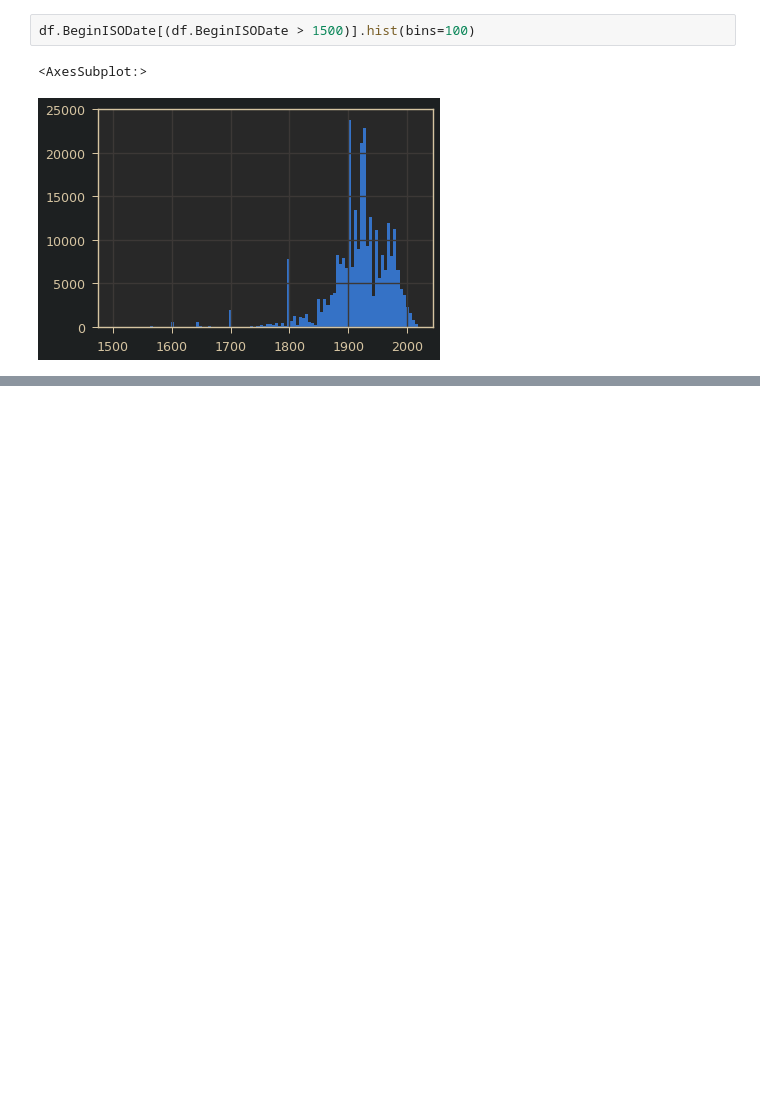
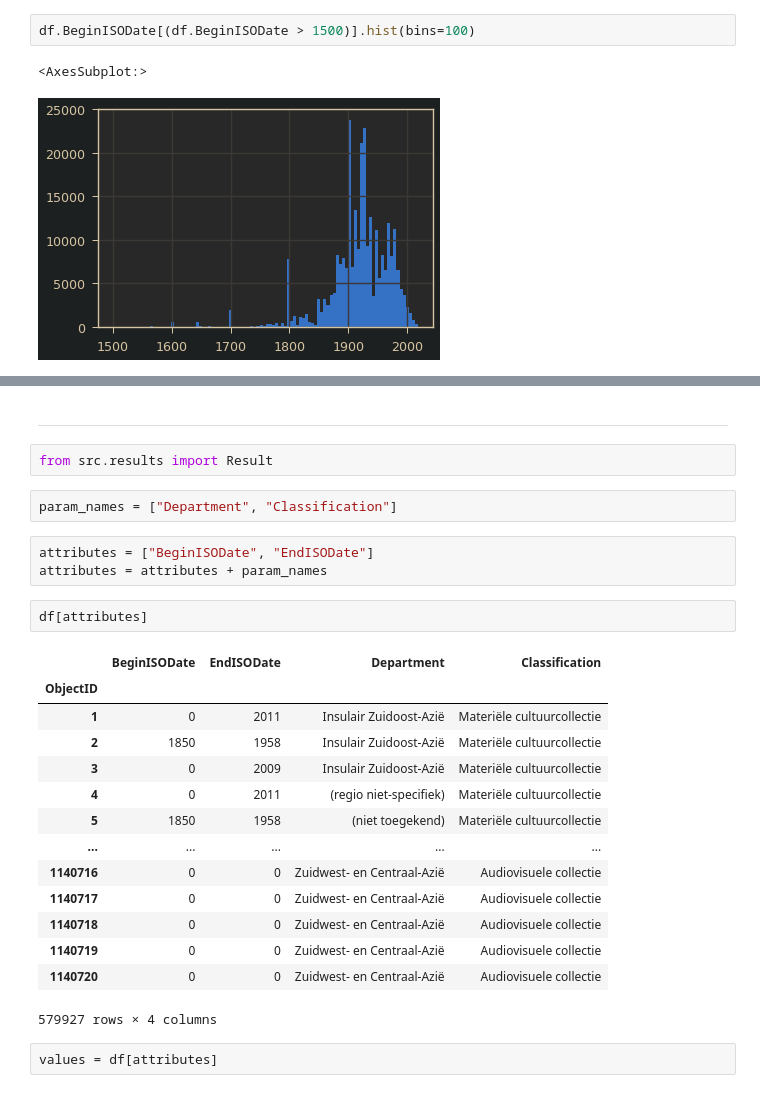
Before and after one commit to valevo/SABIO, a Jupyter notebook: backend/v0_2/dev.ipynb, the cells around one changed output, grey strips where cells are left out. Cells and saved outputs as stored; diff of their text form; blank space fills up the shorter version.

```diff
--- a/backend/v0_2/dev.ipynb
+++ b/backend/v0_2/dev.ipynb
@@ -96,0 +106,28 @@ df.BeginISODate[(df.BeginISODate > 1500)].hist(bins=100)
+# %% [markdown]
+---
+# %%
+from src.results import Result
+# %%
+param_names = ["Department", "Classification"]
+# %%
+attributes = ["BeginISODate", "EndISODate"]
+attributes = attributes + param_names
+# %%
+df[attributes]
+# %% [output]
+|  | BeginISODate | EndISODate | Department | Classification |
+| ObjectID |  |  |  |  |
+| 1 | 0 | 2011 | Insulair Zuidoost-Azië | Materiële cultuurcollectie |
+| 2 | 1850 | 1958 | Insulair Zuidoost-Azië | Materiële cultuurcollectie |
+| 3 | 0 | 2009 | Insulair Zuidoost-Azië | Materiële cultuurcollectie |
+| 4 | 0 | 2011 | (regio niet-specifiek) | Materiële cultuurcollectie |
+| 5 | 1850 | 1958 | (niet toegekend) | Materiële cultuurcollectie |
+| ... | ... | ... | ... | ... |
+| 1140716 | 0 | 0 | Zuidwest- en Centraal-Azië | Audiovisuele collectie |
+| 1140717 | 0 | 0 | Zuidwest- en Centraal-Azië | Audiovisuele collectie |
+| 1140718 | 0 | 0 | Zuidwest- en Centraal-Azië | Audiovisuele collectie |
+| 1140719 | 0 | 0 | Zuidwest- en Centraal-Azië | Audiovisuele collectie |
+| 1140720 | 0 | 0 | Zuidwest- en Centraal-Azië | Audiovisuele collectie |
+579927 rows × 4 columns
+# %%
+values = df[attributes]
```
Also changed, not shown: parts of 5 cells of this notebook, 2 other files.
